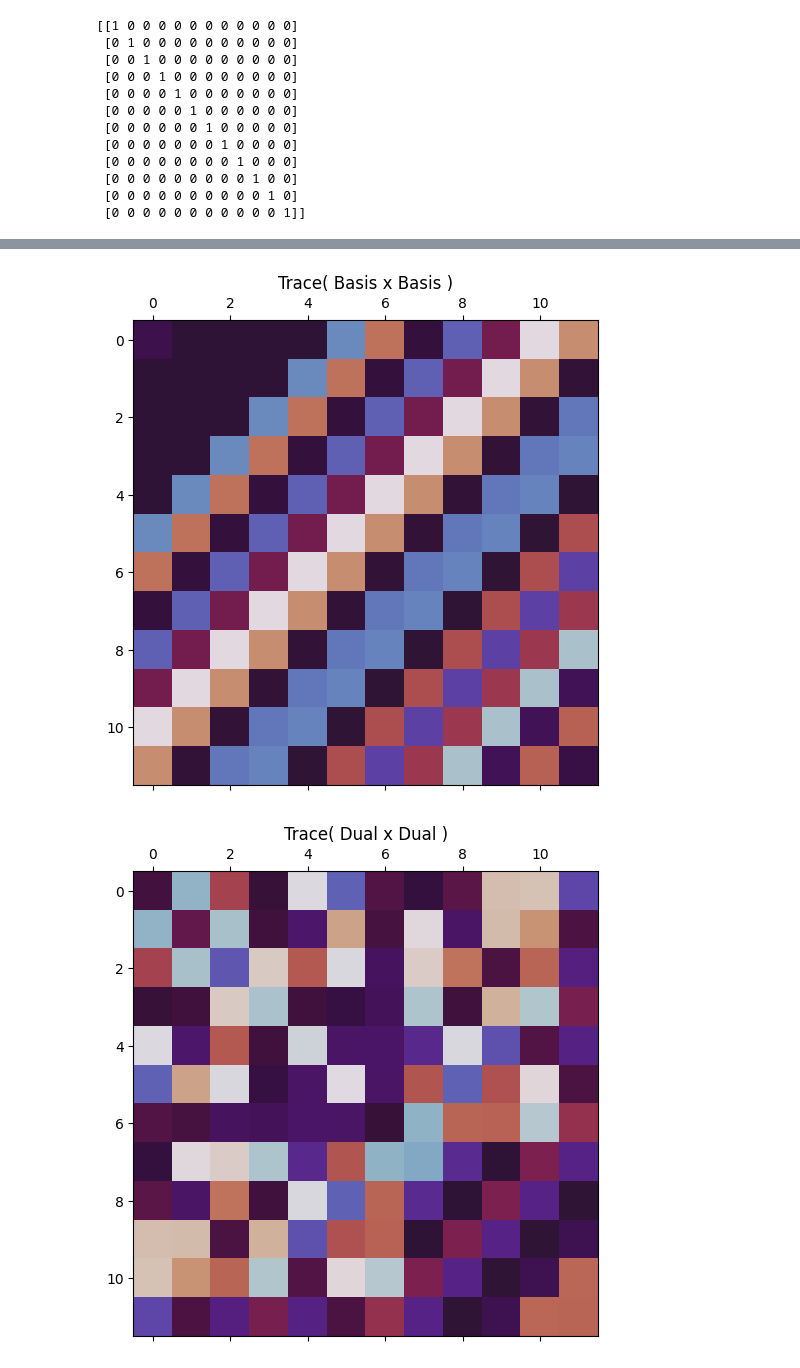
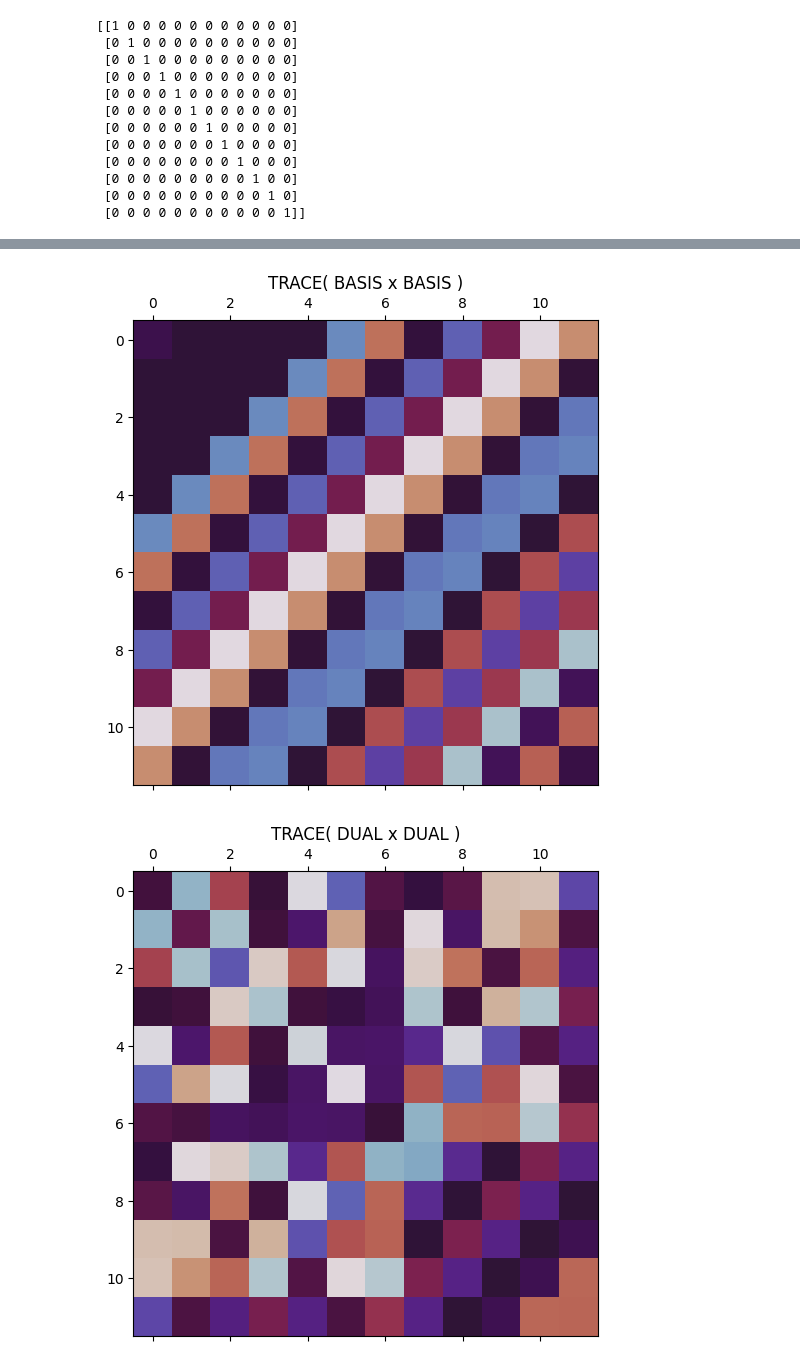
Before and after one commit to michaelontiveros/poppy, a Jupyter notebook: kem.ipynb, the cells around one changed output, grey strips where cells are left out. Cells and saved outputs as stored; diff of their text form; code cells hidden in the pictures.

```diff
--- a/kem.ipynb
+++ b/kem.ipynb
@@ -153,6 +153,6 @@ poppy.plot(jax.numpy.tensordot(f.DUAL,f.DUAL, axes = ([2],[1])).swapaxes(1,2).re
 # %%
-poppy.plot(poppy.tracemod(jax.numpy.tensordot(f.BASIS,f.BASIS, axes = ([2],[1])).swapaxes(1,2)%p,p), title = 'Trace( Basis x Basis )')
-poppy.plot(poppy.tracemod(jax.numpy.tensordot(f.DUAL,f.DUAL, axes = ([2],[1])).swapaxes(1,2)%p,p), title = 'Trace( Dual x Dual )')
+poppy.plot(poppy.tracemod(jax.numpy.tensordot(f.BASIS,f.BASIS, axes = ([2],[1])).swapaxes(1,2)%p,p), title = 'TRACE( BASIS x BASIS )')
+poppy.plot(poppy.tracemod(jax.numpy.tensordot(f.DUAL,f.DUAL, axes = ([2],[1])).swapaxes(1,2)%p,p), title = 'TRACE( DUAL x DUAL )')
 # %% [output]
-[figure, old version]
+[figure, new version]
-[figure, old version]
+[figure, new version]
```
Also changed, not shown: parts of 4 cells of this notebook, 2 other files.
